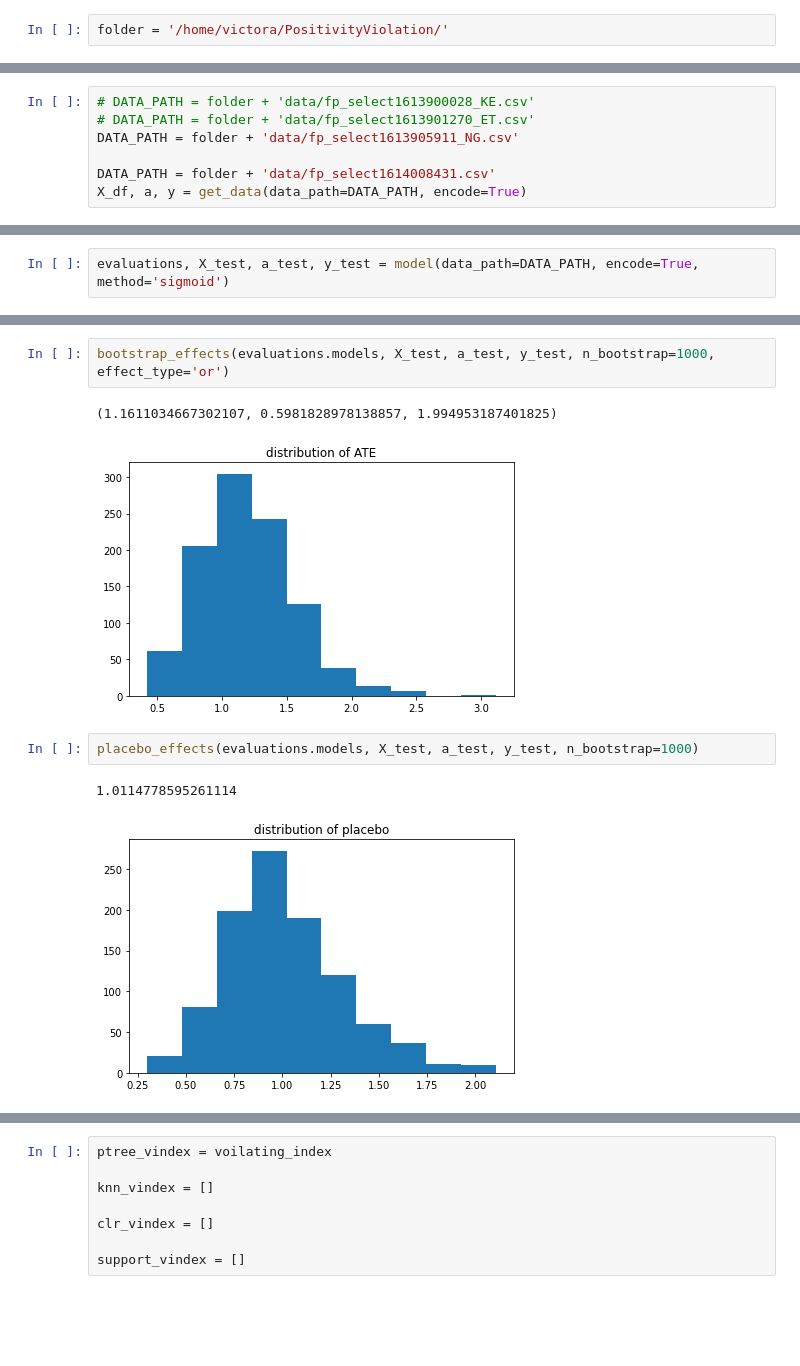
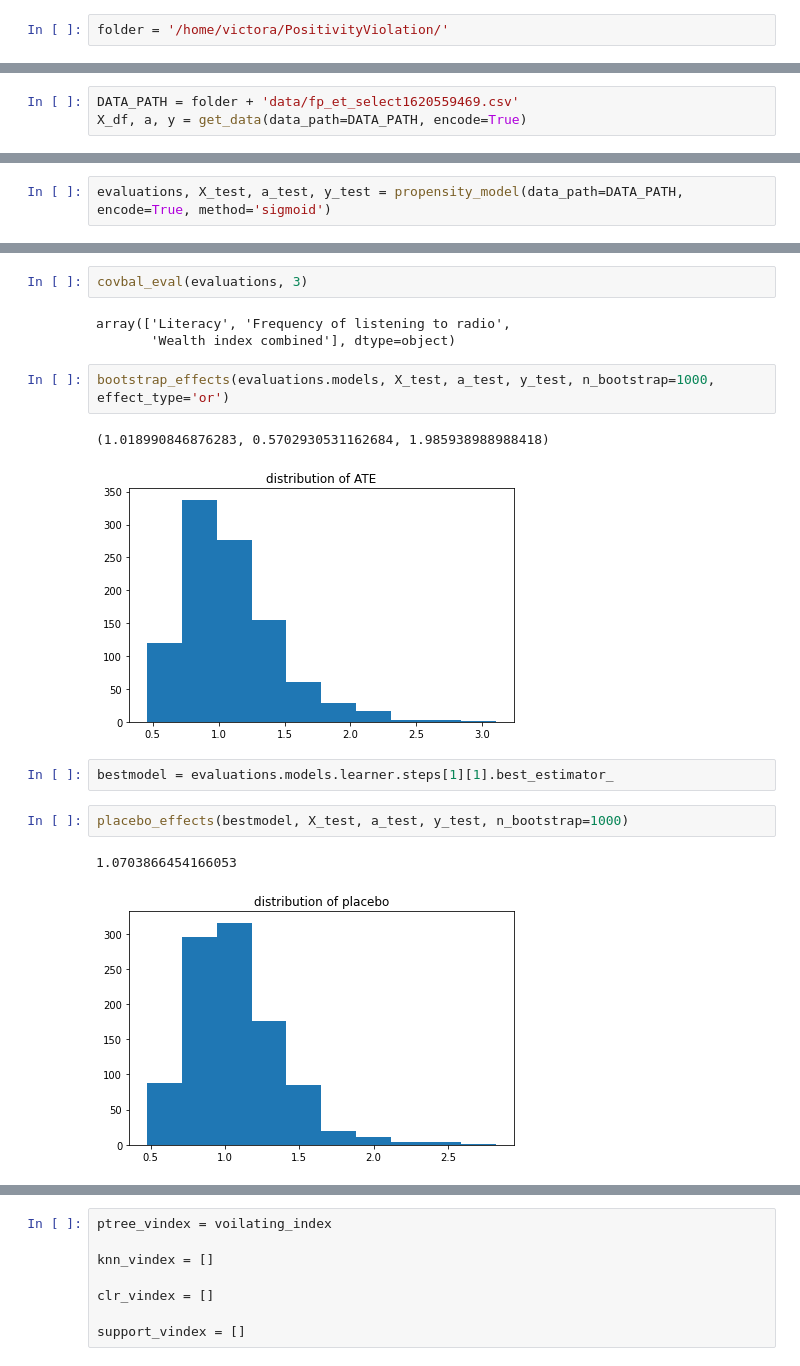
Before and after one commit to Viktour19/overlap-fp, a Jupyter notebook: ptree_exps.ipynb, the cells around one changed output, grey strips where cells are left out. Cells and saved outputs as stored; diff of their text form; blank space fills up the shorter version.

```diff
--- a/ptree_exps.ipynb
+++ b/ptree_exps.ipynb
@@ -34,7 +35,3 @@ df['treatment'].mean(), df['outcome'].mean()
 # %%
-# DATA_PATH = folder + 'data/fp_select1613900028_KE.csv'
-# DATA_PATH = folder + 'data/fp_select1613901270_ET.csv'
-DATA_PATH = folder + 'data/fp_select1613905911_NG.csv'
-
-DATA_PATH = folder + 'data/fp_select1614008431.csv'
+DATA_PATH = folder + 'data/fp_et_select1620559469.csv'
 X_df, a, y = get_data(data_path=DATA_PATH, encode=True)
@@ -167,2 +45,2 @@ Fraction of values being truncated: 0.00078.
 # %%
-evaluations, X_test, a_test, y_test = model(data_path=DATA_PATH, encode=True, method='sigmoid')
+evaluations, X_test, a_test, y_test = propensity_model(data_path=DATA_PATH, encode=True, method='sigmoid')
@@ -177,10 +49,17 @@ evaluations.scores.covariate_balance.sort_values(by='weighted', ascending=False)
+# %%
+covbal_eval(evaluations, 3)
+# %% [output]
+array(['Literacy', 'Frequency of listening to radio',
+       'Wealth index combined'], dtype=object)
 # %%
 bootstrap_effects(evaluations.models, X_test, a_test, y_test, n_bootstrap=1000, effect_type='or')
 # %% [output]
-(1.1611034667302107, 0.5981828978138857, 1.994953187401825)
+(1.018990846876283, 0.5702930531162684, 1.985938988988418)
-[figure, old version]
+[figure, new version]
+# %%
+bestmodel = evaluations.models.learner.steps[1][1].best_estimator_
 # %%
-placebo_effects(evaluations.models, X_test, a_test, y_test, n_bootstrap=1000)
+placebo_effects(bestmodel, X_test, a_test, y_test, n_bootstrap=1000)
 # %% [output]
-1.0114778595261114
+1.0703866454166053
-[figure, old version]
+[figure, new version]
```
Also changed, not shown: parts of 31 cells of this notebook, 10 other files.
